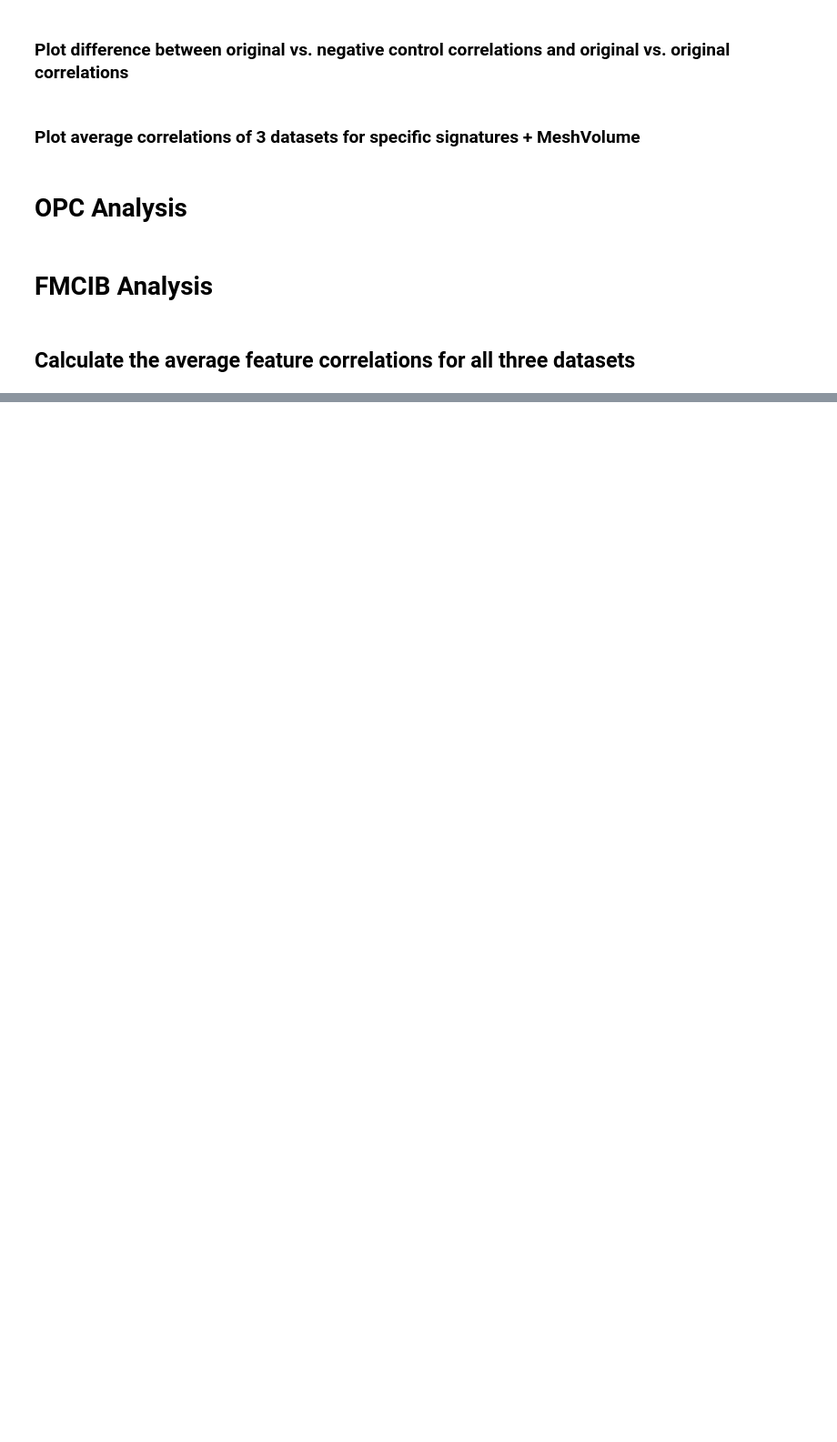
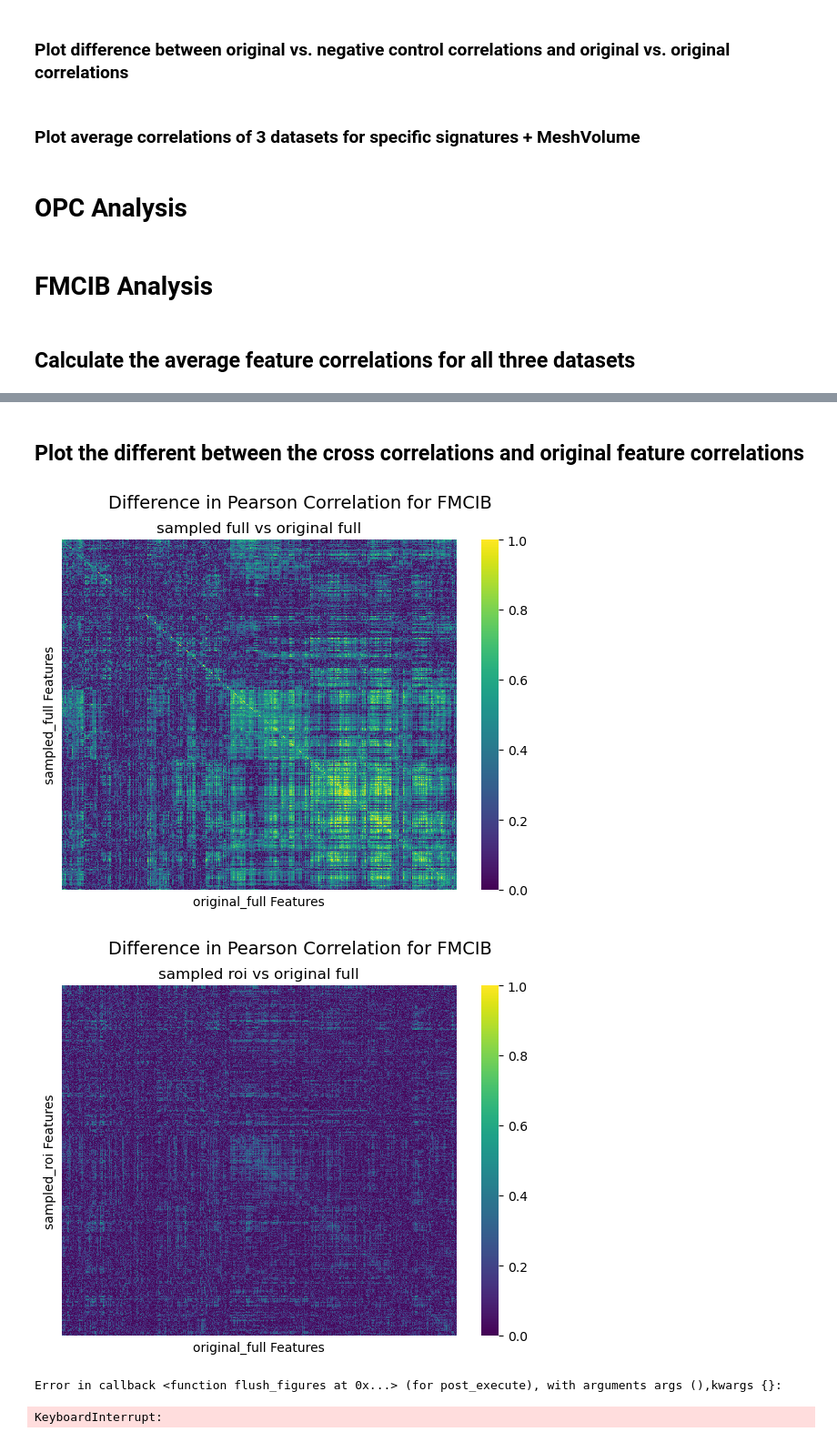
Before and after one commit to bhklab/readii_2_roqc, a Jupyter notebook: sandbox/dev/dev_correlate.ipynb, the cells around one changed output, grey strips where cells are left out. Shown at 91% size. Cells and saved outputs as stored; diff of their text form; code cells hidden in the pictures; blank space fills up the shorter version.

```diff
--- a/sandbox/dev/dev_correlate.ipynb
+++ b/sandbox/dev/dev_correlate.ipynb
@@ -1049,0 +1128,39 @@ for itype in itypes:
+# %% [markdown]
+## Plot the different between the cross correlations and original feature correlations
+# %%
+itypes = [f"sampled_{region}" for region in ['full', 'roi', 'non_roi']]
+
+corr_dir_path = dirs.RESULTS / "avg_RADCURE_HN1_NSCLC/fmcib/correlations"
+
+avg_orig_corrs = pd.read_csv(corr_dir_path / "original_full_pearson.csv", index_col=0)
+
+cmap='viridis'
+
+for itype in itypes:
+    avg_orig_vs_nc_corrs = pd.read_csv(corr_dir_path / f"{itype}_vs_original_full_pearson.csv", index_col=0)
+
+    abs_diff_corrs = pd.DataFrame(abs(avg_orig_vs_nc_corrs.values - avg_orig_corrs.values))
+    abs_diff_corrs.index = avg_orig_corrs.index
+    abs_diff_corrs.columns = avg_orig_corrs.columns
+
+    ordered_diff_corrs = abs_diff_corrs.loc[filtered_corrs.index, filtered_corrs.index]
+    filtered_diff_corrs = ordered_diff_corrs[ordered_diff_corrs.gt(0.5)]
+
+    diff_corr_hm = plotCorrelationHeatmap(filtered_diff_corrs,
+                            diagonal = False,
+                            cmap = cmap,
+                            xlabel = f'original_full Features',
+                            ylabel = f'{itype} Features',
+                            title = f"Difference in Pearson Correlation for FMCIB",
+                            subtitle = f"{' '.join(itype.split('_'))} vs original full",
+                            show_tick_labels = False,
+                            show_ticks = False,
+                            vmin = 0.0,
+                            vmax = 1.0
+                            )
+    diff_corr_hm.set_size_inches(7,5)
+# %% [output]
+[figure, added]
+[figure, added]
+Error in callback <function flush_figures at 0x...> (for post_execute), with arguments args (),kwargs {}:
+KeyboardInterrupt:
```
Also changed, not shown: parts of 22 cells of this notebook.
